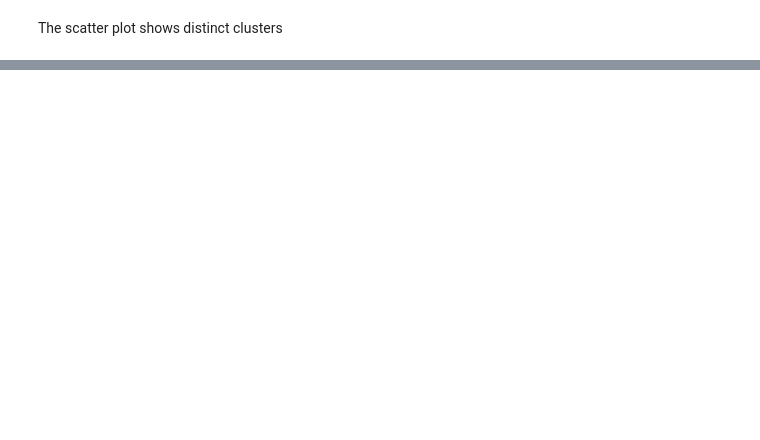
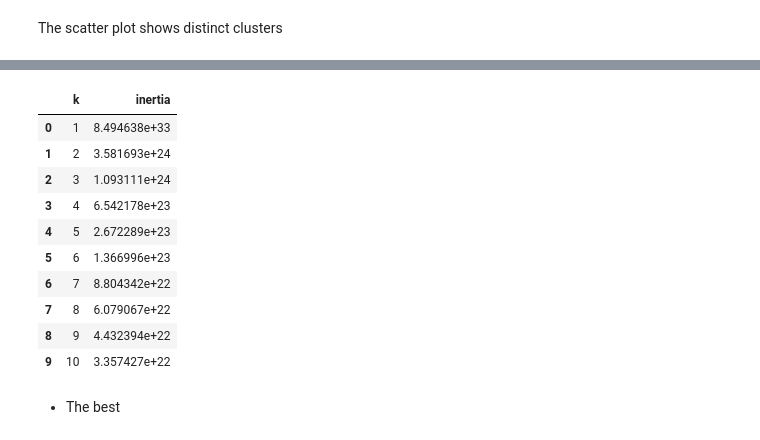
Before and after one commit to ludanzhan/Unsupervised-Leanring, a Jupyter notebook: cryptocurrency.ipynb, the cells around one changed output, grey strips where cells are left out. Cells and saved outputs as stored; diff of their text form; code cells hidden in the pictures; blank space fills up the shorter version.

```diff
--- a/cryptocurrency.ipynb
+++ b/cryptocurrency.ipynb
@@ -75,0 +101,16 @@ The scatter plot shows distinct clusters
+# %%
+df_elbow
+# %% [output]
+|  | k | inertia |
+| 0 | 1 | 8.494638e+33 |
+| 1 | 2 | 3.581693e+24 |
+| 2 | 3 | 1.093111e+24 |
+| 3 | 4 | 6.542178e+23 |
+| 4 | 5 | 2.672289e+23 |
+| 5 | 6 | 1.366996e+23 |
+| 6 | 7 | 8.804342e+22 |
+| 7 | 8 | 6.079067e+22 |
+| 8 | 9 | 4.432394e+22 |
+| 9 | 10 | 3.357427e+22 |
+# %% [markdown]
+- The best
```
Also changed, not shown: parts of 6 cells of this notebook, 1 other file.
